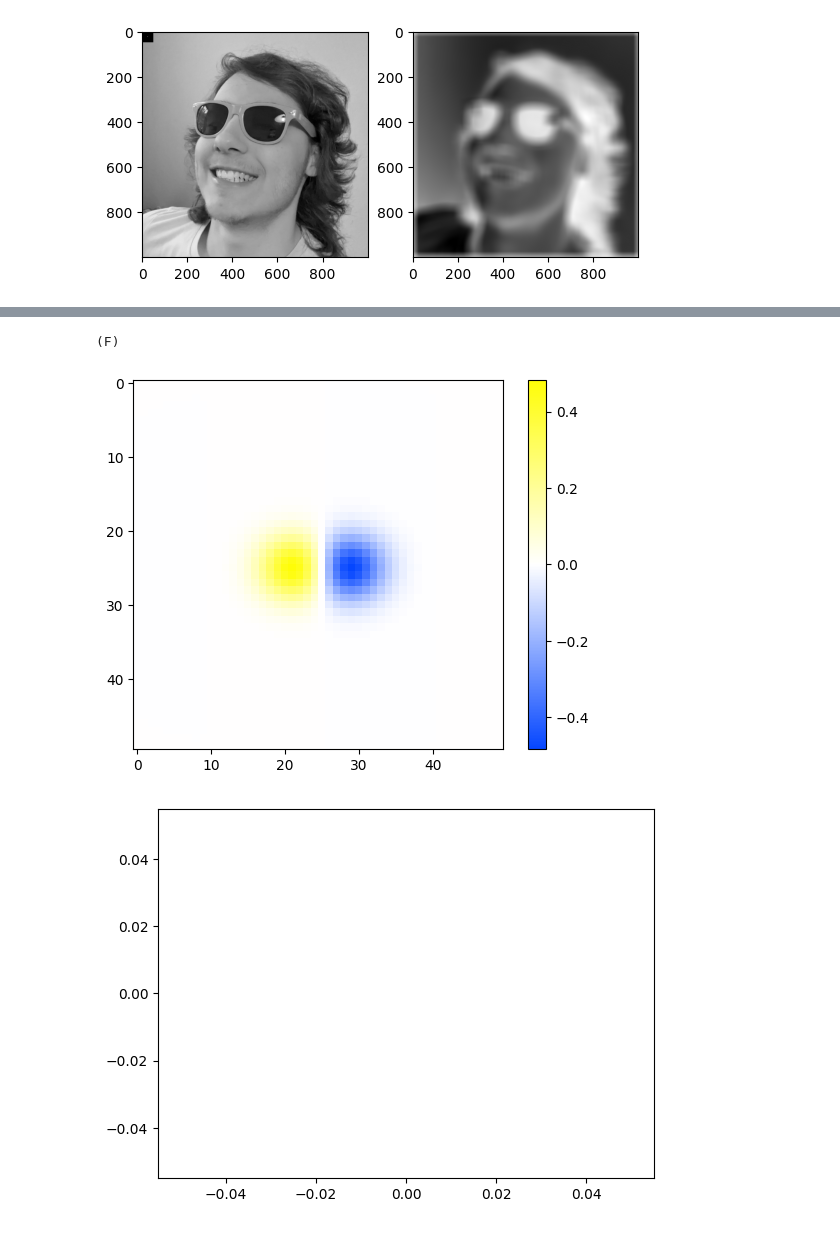
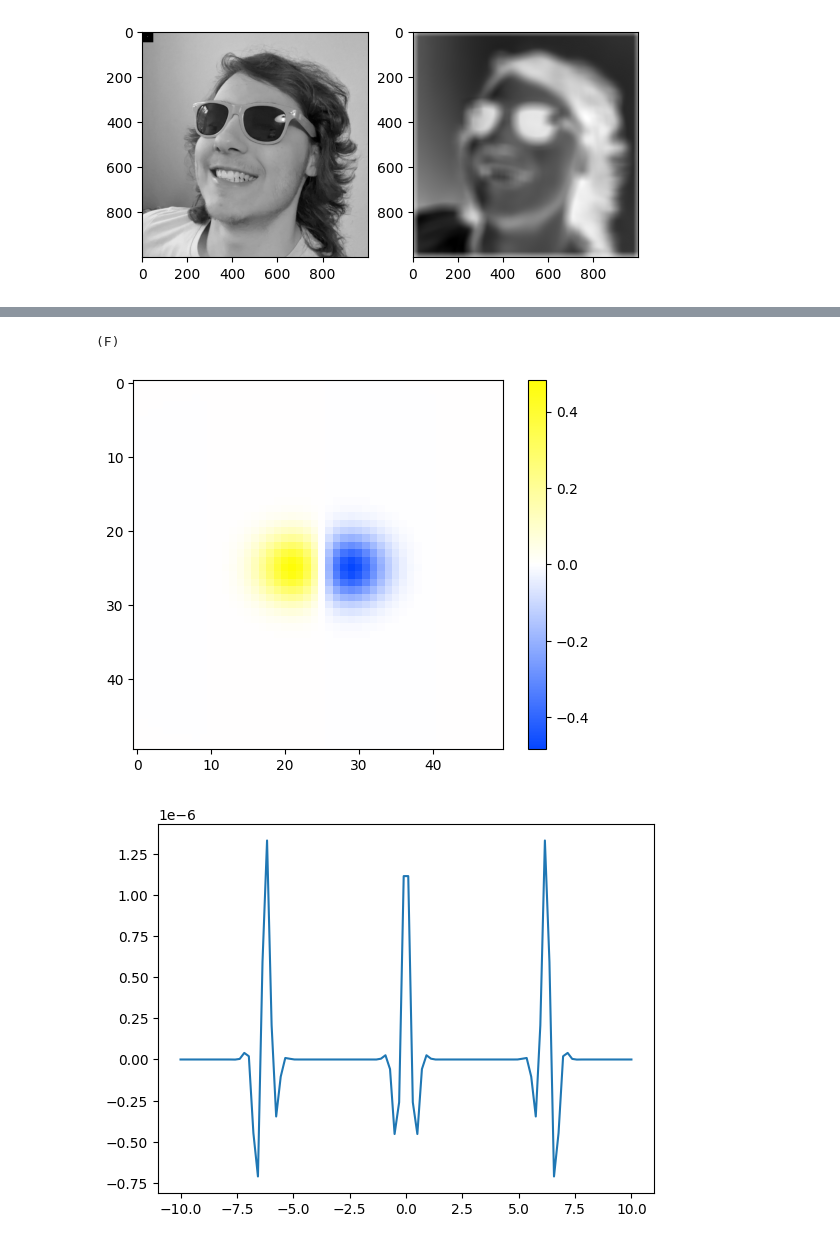
Before and after one commit to Rismosch/homework_understanding_vision, a Jupyter notebook: Homework1.ipynb, the cells around one changed output, grey strips where cells are left out. Cells and saved outputs as stored; diff of their text form; code cells hidden in the pictures.

```diff
--- a/Homework1.ipynb
+++ b/Homework1.ipynb
@@ -360,35 +360,30 @@ phi: 0
 # %%
 # Excercise 4. (F)
 print("(F)")
 
-def g_(kernel, k, callback):
+def g_(kernel, k):
     width, height = kernel.shape
     g = 0
 
     for x in range(0,width):
         for y in range(0, height):
-            g += kernel[x, y] * callback(k * x)
+            g += kernel[x, y] * math.cos(k * x)
 
     return g
-
-def g_c(kernel, k):
-    g_(kernel, k, lambda x: math.cos(x))
-
-def g_s(kernel, k):
-    g_(kernel, k, lambda x: math.sin(x))
 
 for p in gabor_parameters:
     kernel = make_gabor_kernel(p, orientation=Orientation.HORIZONTAL)
     plot_kernel(kernel)
     x_values = np.linspace(-10, 10, 100)
-    y_values = [g_c(kernel, x) for x in x_values]
+
+    y_values = [g_(kernel, x) for x in x_values]
 
     #print(f"{y_values}")
 
     plt.plot(x_values, y_values)
     plt.show()
     break
 # %% [output]
 (F)
 [figure]
-[figure, old version]
+[figure, new version]
```
Also changed, not shown: parts of 2 cells of this notebook.
